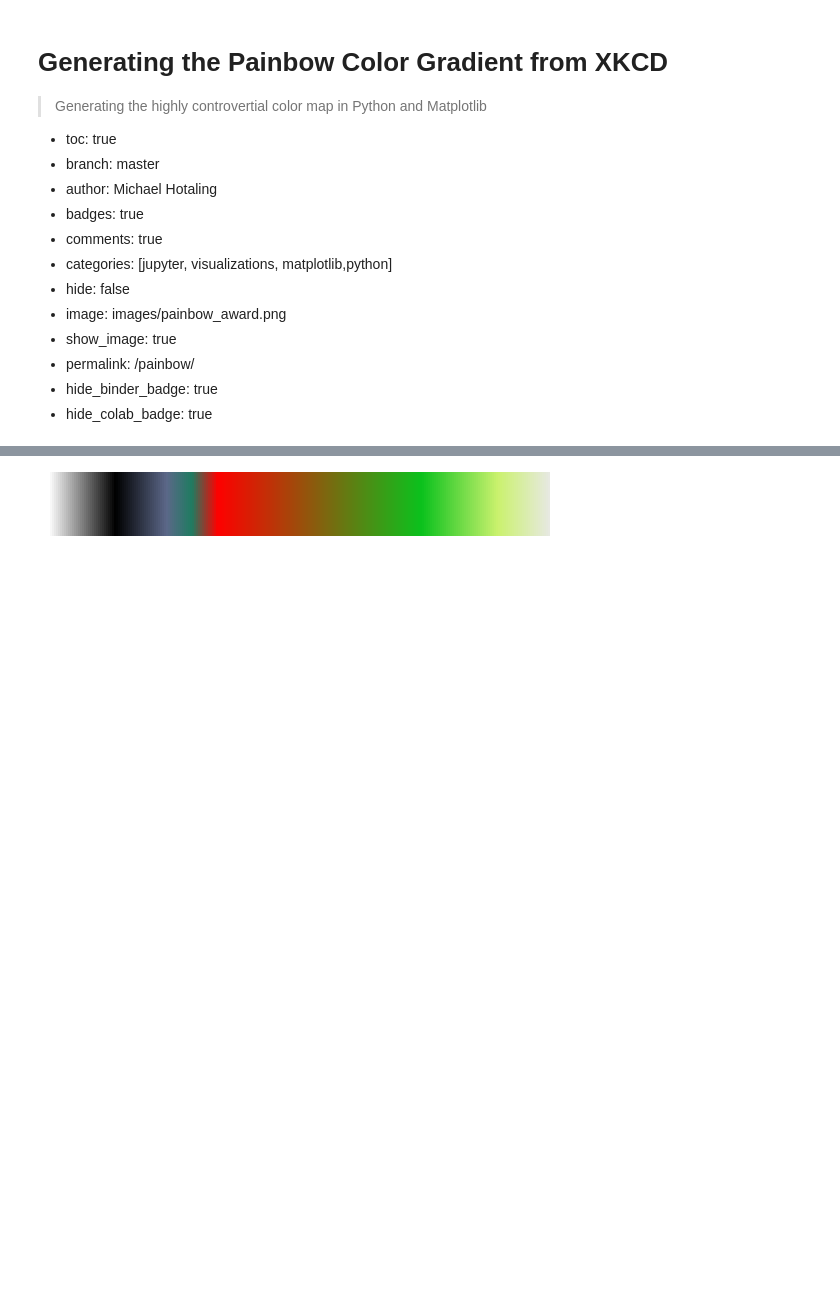
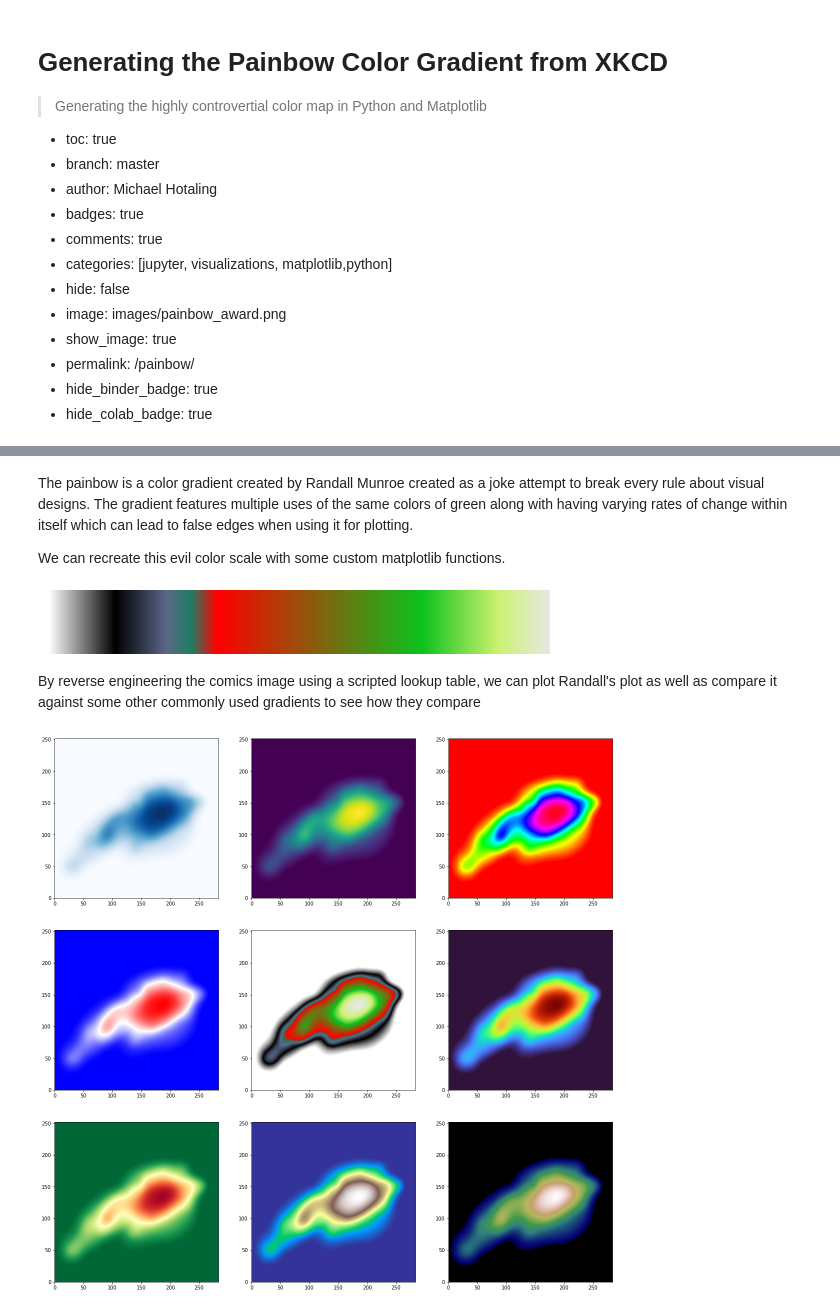
Before and after one commit to MichaelHotaling/blog, a Jupyter notebook: _notebooks/2022-02-03-Painbow.ipynb, the cells around one changed output, grey strips where cells are left out. Drawn from its saved outputs; the diff is of its cells as text; code cells hidden in the pictures; blank space fills up the shorter version.

```diff
--- a/_notebooks/2022-02-03-Painbow.ipynb
+++ b/_notebooks/2022-02-03-Painbow.ipynb
@@ -22,3 +24,7 @@ import numpy as np
+# %% [markdown]
+The painbow is a color gradient created by Randall Munroe created as a joke attempt to break every rule about visual designs. The gradient features multiple uses of the same colors of green along with having varying rates of change within itself which can lead to false edges when using it for plotting.
+
+We can recreate this evil color scale with some custom matplotlib functions.
 # %%
 def make_colormap(seq):
     seq = [(None,) * 3, 0.0] + list(seq) + [1.0, (None,) * 3]
@@ -48,3 +54,20 @@ painbow = make_colormap(
 painbow
 # %% [output]
 [figure]
+# %% [markdown]
+By reverse engineering the comics image using a scripted lookup table, we can plot Randall's plot as well as compare it against some other commonly used gradients to see how they compare
+# %%
+Z = pd.read_csv('data/painbow_data.csv').values
+# %%
+fig, axs = plt.subplots(3,3, figsize=(20,20))
+axs[0,0].contourf(range(Z.shape[1]), range(Z.shape[0]), Z, 500, cmap = 'Blues')
+axs[0,1].contourf(range(Z.shape[1]), range(Z.shape[0]), Z, 500, cmap = 'viridis')
+axs[0,2].contourf(range(Z.shape[1]), range(Z.shape[0]), Z, 500, cmap = 'hsv')
+axs[1,0].contourf(range(Z.shape[1]), range(Z.shape[0]), Z, 500, cmap = 'bwr')
+axs[1,1].contourf(range(Z.shape[1]), range(Z.shape[0]), Z, 500, cmap = painbow)
+axs[1,2].contourf(range(Z.shape[1]), range(Z.shape[0]), Z, 500, cmap = 'turbo')
+axs[2,0].contourf(range(Z.shape[1]), range(Z.shape[0]), Z, 500, cmap = 'RdYlGn_r')
+axs[2,1].contourf(range(Z.shape[1]), range(Z.shape[0]), Z, 500, cmap = 'terrain')
+axs[2,2].contourf(range(Z.shape[1]), range(Z.shape[0]), Z, 500, cmap = 'gist_earth');
+# %% [output]
+[figure, added]
```
Also changed, not shown: parts of 5 cells of this notebook, 1 other file.
